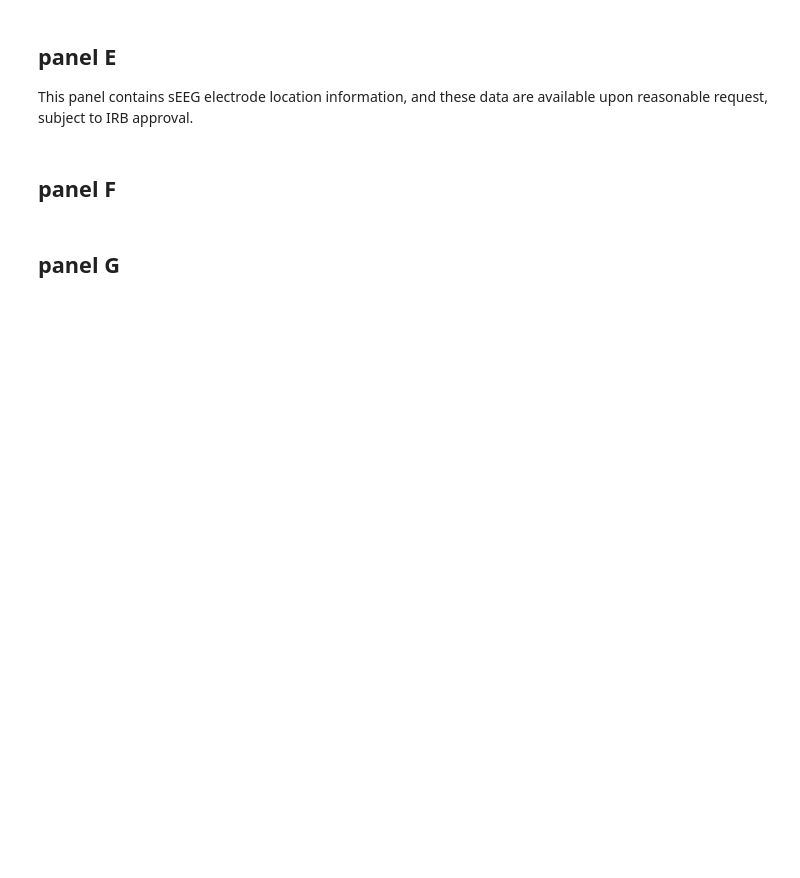
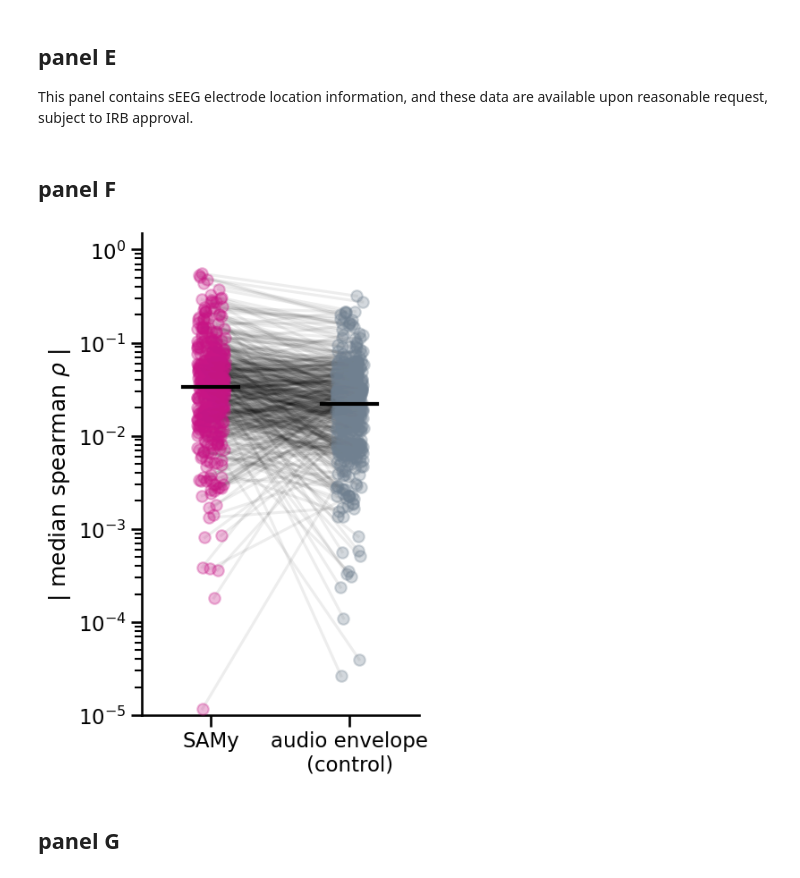
Before and after one commit to voytekresearch/prophecy, a Jupyter notebook: 02-notebooks/figures/Fig3.ipynb, the cells around one changed output. Drawn from its saved outputs; the diff is of its cells as text; code cells hidden in the pictures; blank space fills up the shorter version.

```diff
--- a/02-notebooks/figures/Fig3.ipynb
+++ b/02-notebooks/figures/Fig3.ipynb
@@ -292,5 +441,9 @@ for metric in metrics:
             plot_brain_model_fits(patients, SDids, metric=metric, hemi=hemi, view=view)
 # %% [markdown]
 ## panel F
+# %%
+paired_rho_plot(sam_ctrl_df, 'raw_SAM_y_rho', 'mediumvioletred', 'SAMy')
+# %% [output]
+[figure, added]
 # %% [markdown]
 ## panel G
```
Also changed, not shown: parts of 22 cells of this notebook.
